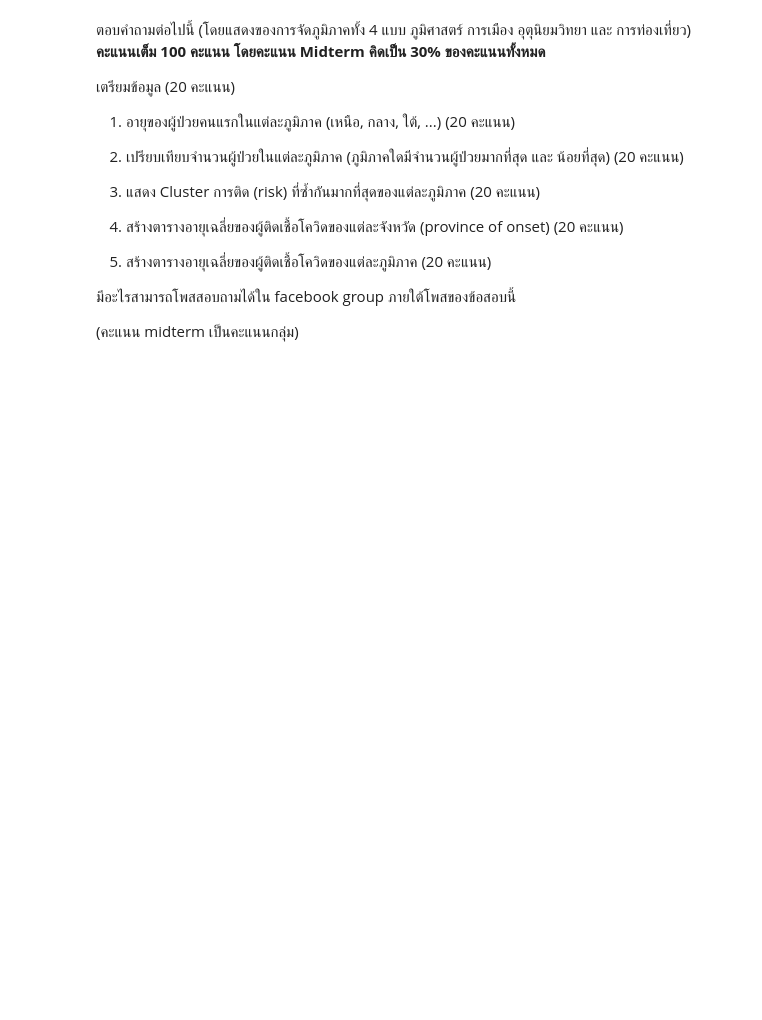
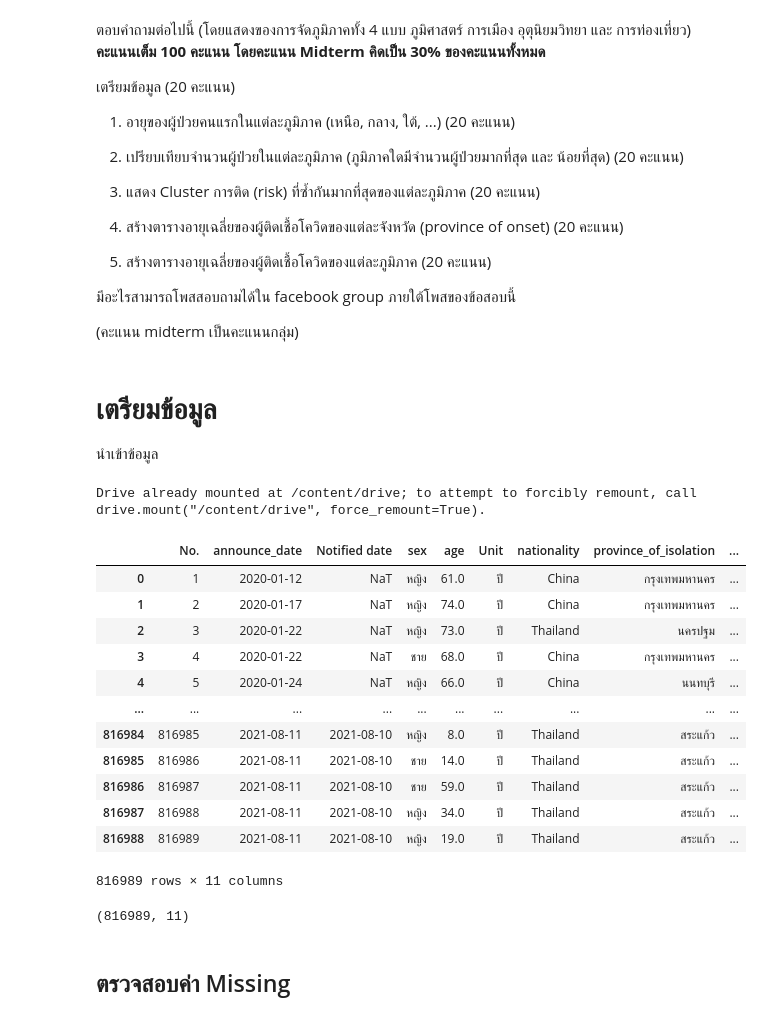
Before and after one commit to Athitiya00/data_viz_2022, a Jupyter notebook: BasicPython&DataViz_midterm2022.ipynb, the cells around one changed output. Drawn from its saved outputs; the diff is of its cells as text; code cells hidden in the pictures; blank space fills up the shorter version.

Commit message:
ตรวจสอบค่าmissing

```diff
--- a/BasicPython&DataViz_midterm2022.ipynb
+++ b/BasicPython&DataViz_midterm2022.ipynb
@@ -23,3 +23,6 @@ Midterm คิดเป็น 30% ของคะแนนทั้งหมด*
 มีอะไรสามารถโพสสอบถามได้ใน facebook group ภายใต้โพสของข้อสอบนี้
 
 (คะแนน midterm เป็นคะแนนกลุ่ม)
+# %% [markdown]
+# เตรียมข้อมูล
+นำเข้าข้อมูล
@@ -25,0 +32,32 @@ Midterm คิดเป็น 30% ของคะแนนทั้งหมด*
+# %%
+from google.colab import drive #เชื่อมต่อ drive เพื่อนำเข้าข้อมูลจาก
+drive.mount('/content/drive')
+path = '/content/drive/My Drive/midterm data 2022'
+# %% [output]
+Drive already mounted at /content/drive; to attempt to forcibly remount, call drive.mount("/content/drive", force_remount=True).
+# %%
+data_file_path = os.path.join(path,'confirmed-cases.xlsx')
+data_covid = pd.read_excel(data_file_path)   # อ่านไฟล์ excel
+# %%
+data_covid #แสดงข้อมูลตาราง data_covid
+# %% [output]
+|  | No. | announce_date | Notified date | sex | age | Unit | nationality | province_of_isolation | ... |
+| 0 | 1 | 2020-01-12 | NaT | หญิง | 61.0 | ปี | China | กรุงเทพมหานคร | ... |
+| 1 | 2 | 2020-01-17 | NaT | หญิง | 74.0 | ปี | China | กรุงเทพมหานคร | ... |
+| 2 | 3 | 2020-01-22 | NaT | หญิง | 73.0 | ปี | Thailand | นครปฐม | ... |
+| 3 | 4 | 2020-01-22 | NaT | ชาย | 68.0 | ปี | China | กรุงเทพมหานคร | ... |
+| 4 | 5 | 2020-01-24 | NaT | หญิง | 66.0 | ปี | China | นนทบุรี | ... |
+| ... | ... | ... | ... | ... | ... | ... | ... | ... | ... |
+| 816984 | 816985 | 2021-08-11 | 2021-08-10 | หญิง | 8.0 | ปี | Thailand | สระแก้ว | ... |
+| 816985 | 816986 | 2021-08-11 | 2021-08-10 | ชาย | 14.0 | ปี | Thailand | สระแก้ว | ... |
+| 816986 | 816987 | 2021-08-11 | 2021-08-10 | ชาย | 59.0 | ปี | Thailand | สระแก้ว | ... |
+| 816987 | 816988 | 2021-08-11 | 2021-08-10 | หญิง | 34.0 | ปี | Thailand | สระแก้ว | ... |
+| 816988 | 816989 | 2021-08-11 | 2021-08-10 | หญิง | 19.0 | ปี | Thailand | สระแก้ว | ... |
+816989 rows × 11 columns
+# %%
+# ดูขนาด
+data_covid.shape
+# %% [output]
+(816989, 11)
+# %% [markdown]
+## ตรวจสอบค่า Missing
```
Also changed, not shown: parts of 31 cells of this notebook.
